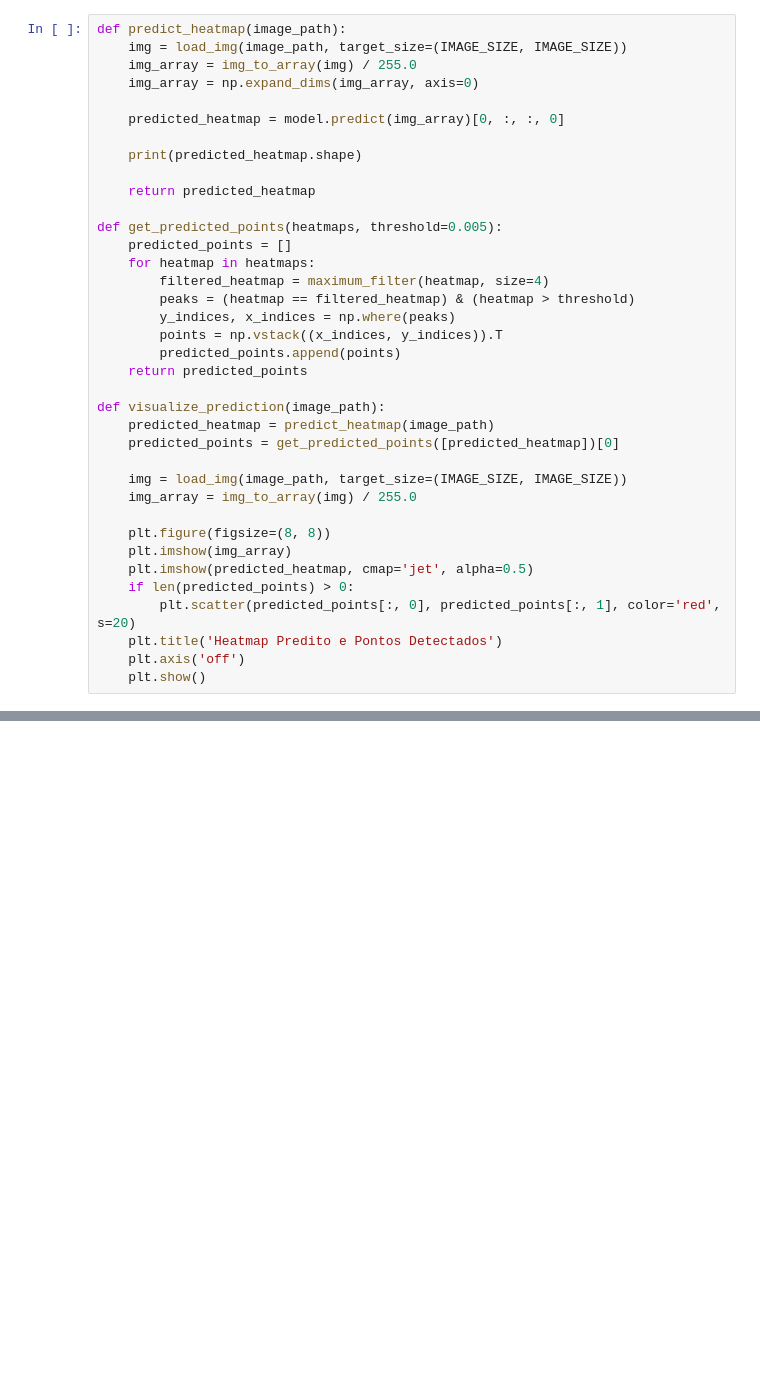
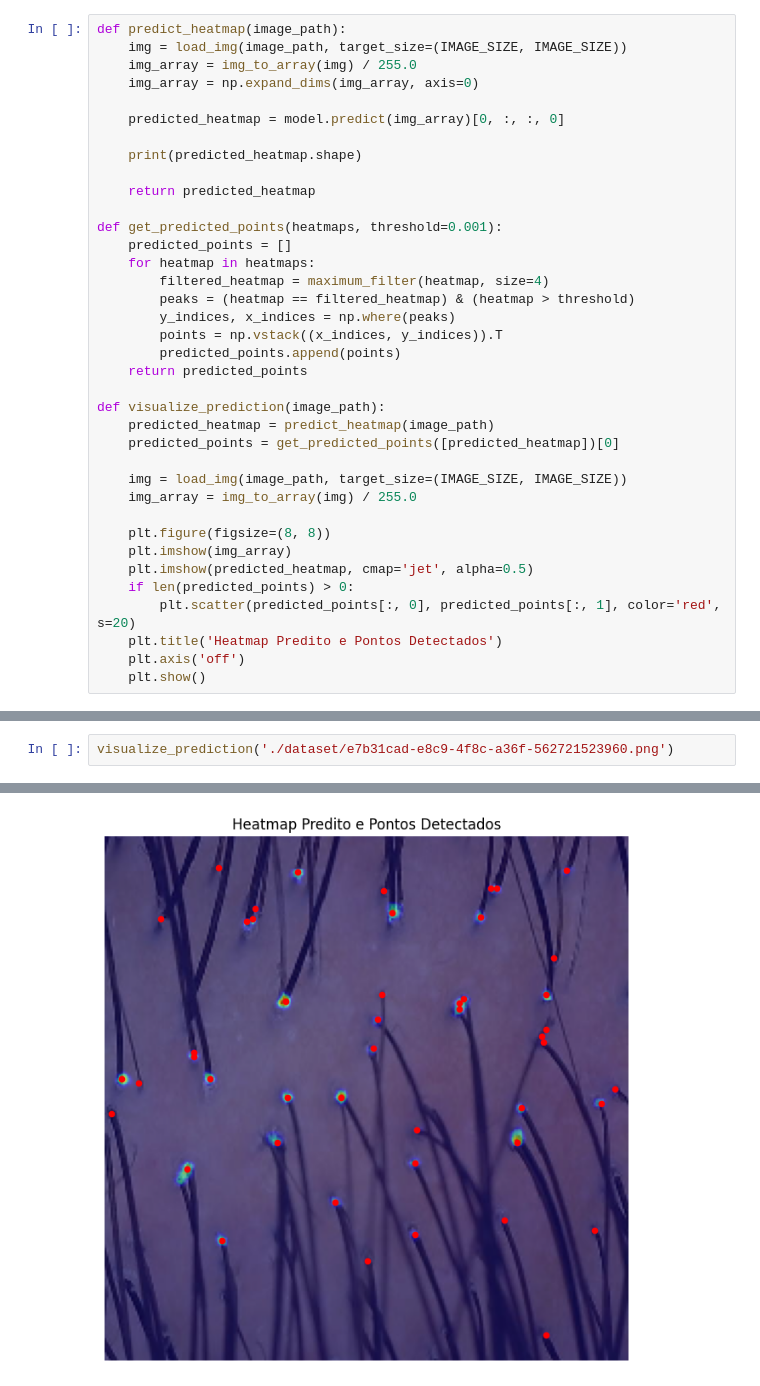
Before and after one commit to waizbart/ml_point_detector, a Jupyter notebook: example.ipynb, the cells around one changed output, grey strips where cells are left out. Cells and saved outputs as stored; diff of their text form; blank space fills up the shorter version.

```diff
--- a/example.ipynb
+++ b/example.ipynb
@@ -30,7 +30,7 @@ def predict_heatmap(image_path):
 
     return predicted_heatmap
 
-def get_predicted_points(heatmaps, threshold=0.005):
+def get_predicted_points(heatmaps, threshold=0.001):
     predicted_points = []
     for heatmap in heatmaps:
         filtered_heatmap = maximum_filter(heatmap, size=4)
@@ -63,0 +58,3 @@ visualize_prediction('./dataset/fbb617da-a289-4085-9343-d3f1b6566c79.png')
+# %%
+visualize_prediction('./dataset/e7b31cad-e8c9-4f8c-a36f-562721523960.png')
+# %% [output]
@@ -63,0 +63 @@ visualize_prediction('./dataset/fbb617da-a289-4085-9343-d3f1b6566c79.png')
+[figure, added]
```
Also changed, not shown: parts of 3 cells of this notebook, 3 other files.
